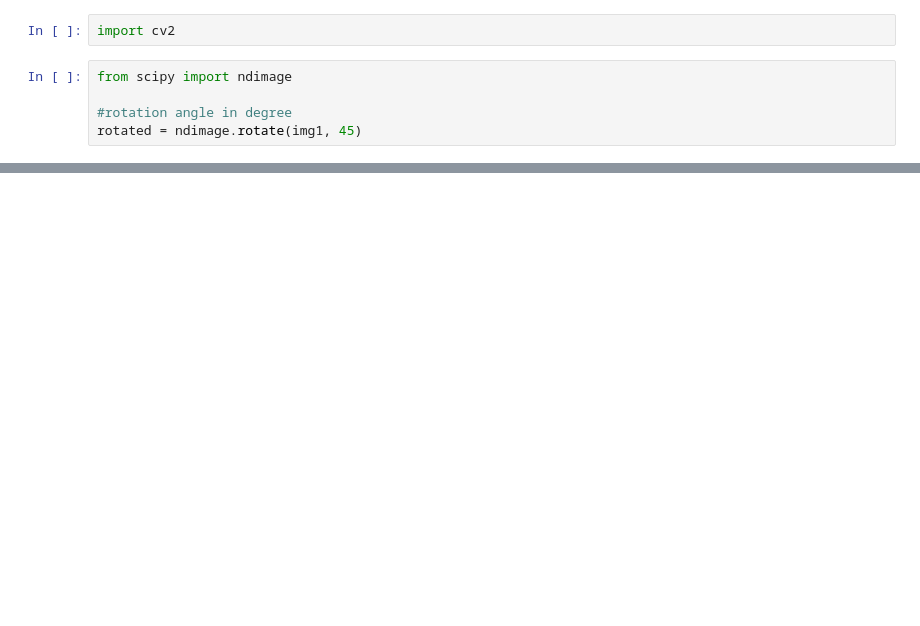
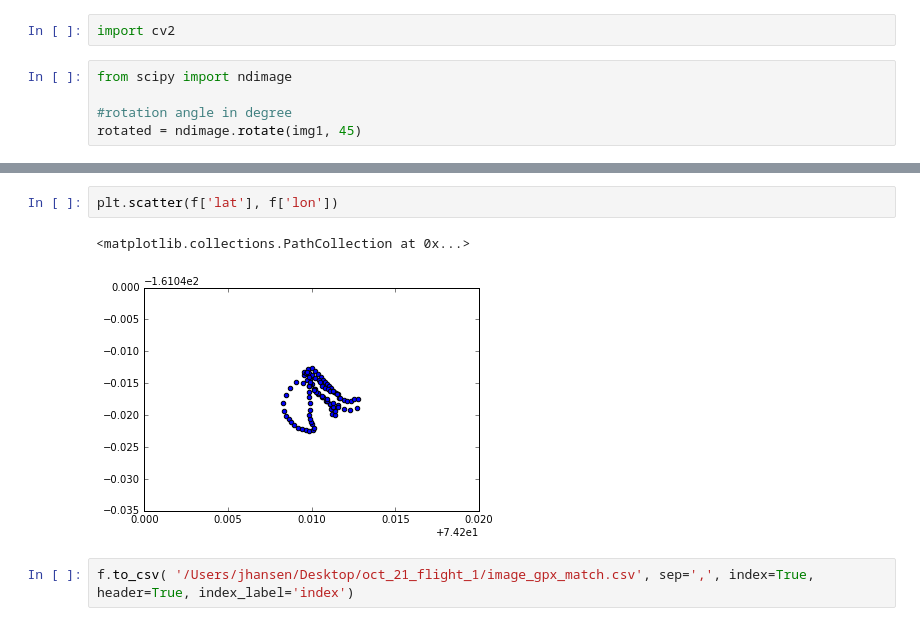
Before and after one commit to johannah/iceview, a Jupyter notebook: iceview/compare-approaches.ipynb, the cells around one changed output, grey strips where cells are left out. Drawn from its saved outputs; the diff is of its cells as text; blank space fills up the shorter version.

```diff
--- a/iceview/compare-approaches.ipynb
+++ b/iceview/compare-approaches.ipynb
@@ -483,0 +734,7 @@ for c in cnts:
+# %%
+plt.scatter(f['lat'], f['lon'])
+# %% [output]
+<matplotlib.collections.PathCollection at 0x...>
+[figure, added]
+# %%
+f.to_csv( '/Users/jhansen/Desktop/oct_21_flight_1/image_gpx_match.csv', sep=',', index=True, header=True, index_label='index')
```
Also changed, not shown: parts of 57 cells of this notebook, 13 other files.
